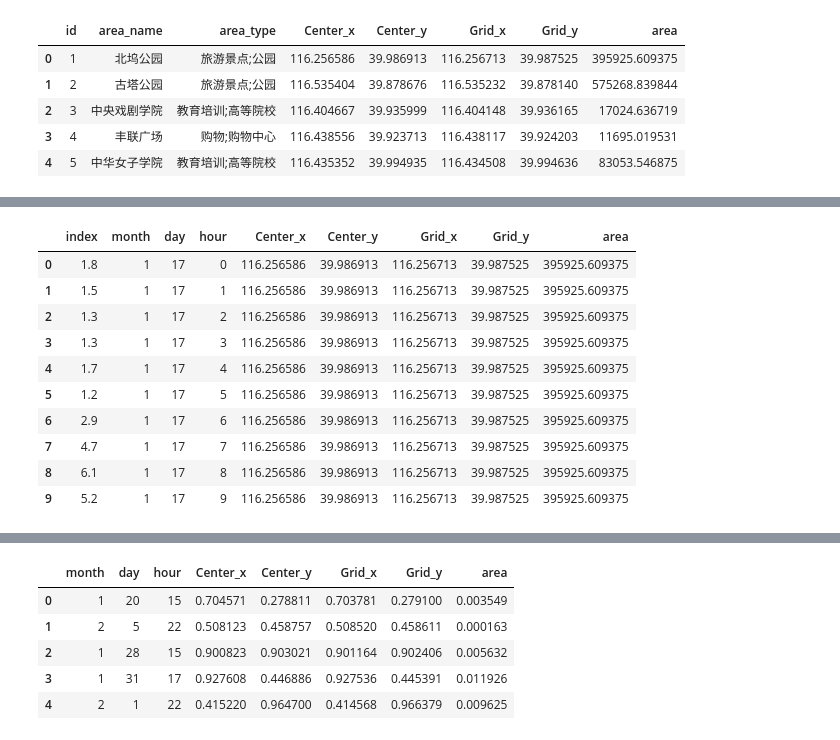
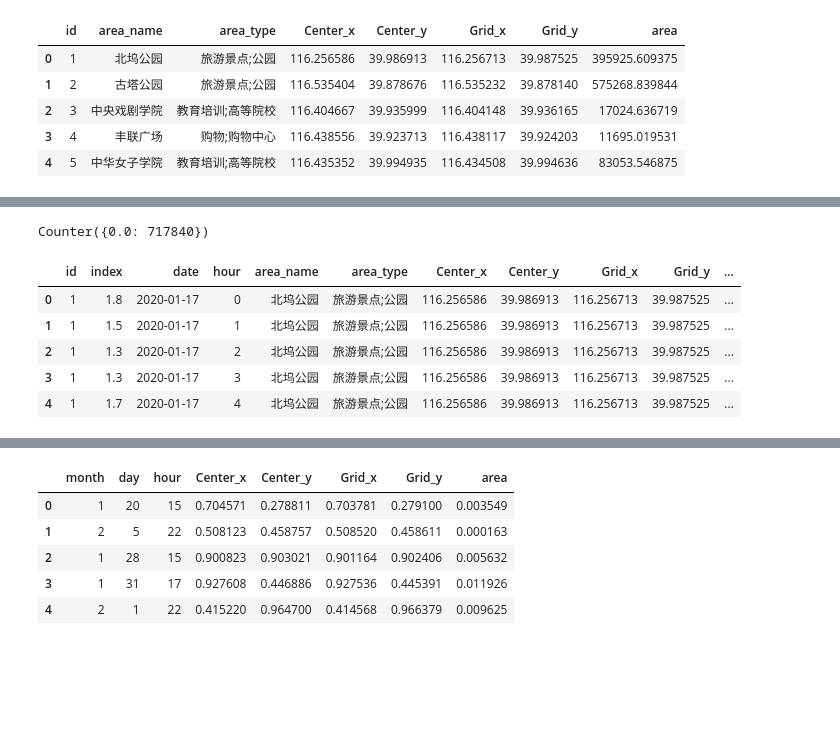
Before and after one commit to LiangHaoran/Block_predict, a Jupyter notebook: jupyter/preprocess.ipynb, the cells around one changed output, grey strips where cells are left out. Drawn from its saved outputs; the diff is of its cells as text; code cells hidden in the pictures; blank space fills up the shorter version.

```diff
--- a/jupyter/preprocess.ipynb
+++ b/jupyter/preprocess.ipynb
@@ -84,16 +85,0 @@ area_passenger_index.iloc[0:3]
-# %%
-### 删除id, area_name, area_type
-area_passenger_index = area_passenger_index.drop(['id', 'area_name', 'area_type'], axis=1)
-area_passenger_index.iloc[0:10]
-# %% [output]
-|  | index | month | day | hour | Center_x | Center_y | Grid_x | Grid_y | area |
-| 0 | 1.8 | 1 | 17 | 0 | 116.256586 | 39.986913 | 116.256713 | 39.987525 | 395925.609375 |
-| 1 | 1.5 | 1 | 17 | 1 | 116.256586 | 39.986913 | 116.256713 | 39.987525 | 395925.609375 |
-| 2 | 1.3 | 1 | 17 | 2 | 116.256586 | 39.986913 | 116.256713 | 39.987525 | 395925.609375 |
-| 3 | 1.3 | 1 | 17 | 3 | 116.256586 | 39.986913 | 116.256713 | 39.987525 | 395925.609375 |
-| 4 | 1.7 | 1 | 17 | 4 | 116.256586 | 39.986913 | 116.256713 | 39.987525 | 395925.609375 |
-| 5 | 1.2 | 1 | 17 | 5 | 116.256586 | 39.986913 | 116.256713 | 39.987525 | 395925.609375 |
-| 6 | 2.9 | 1 | 17 | 6 | 116.256586 | 39.986913 | 116.256713 | 39.987525 | 395925.609375 |
-| 7 | 4.7 | 1 | 17 | 7 | 116.256586 | 39.986913 | 116.256713 | 39.987525 | 395925.609375 |
-| 8 | 6.1 | 1 | 17 | 8 | 116.256586 | 39.986913 | 116.256713 | 39.987525 | 395925.609375 |
-| 9 | 5.2 | 1 | 17 | 9 | 116.256586 | 39.986913 | 116.256713 | 39.987525 | 395925.609375 |
@@ -104,0 +118,13 @@ area_passenger_index[['Center_x', 'Center_y', 'Grid_x', 'Grid_y', 'area']] = sc.
+# %%
+Counter(strenth_out['out'])
+# %% [output]
+Counter({0.0: 717840})
+# %%
+area_passenger_index.iloc[0:5]
+# %% [output]
+|  | id | index | date | hour | area_name | area_type | Center_x | Center_y | Grid_x | Grid_y | ... |
+| 0 | 1 | 1.8 | 2020-01-17 | 0 | 北坞公园 | 旅游景点;公园 | 116.256586 | 39.986913 | 116.256713 | 39.987525 | ... |
+| 1 | 1 | 1.5 | 2020-01-17 | 1 | 北坞公园 | 旅游景点;公园 | 116.256586 | 39.986913 | 116.256713 | 39.987525 | ... |
+| 2 | 1 | 1.3 | 2020-01-17 | 2 | 北坞公园 | 旅游景点;公园 | 116.256586 | 39.986913 | 116.256713 | 39.987525 | ... |
+| 3 | 1 | 1.3 | 2020-01-17 | 3 | 北坞公园 | 旅游景点;公园 | 116.256586 | 39.986913 | 116.256713 | 39.987525 | ... |
+| 4 | 1 | 1.7 | 2020-01-17 | 4 | 北坞公园 | 旅游景点;公园 | 116.256586 | 39.986913 | 116.256713 | 39.987525 | ... |
```
Also changed, not shown: parts of 28 cells of this notebook, 2 other files.
